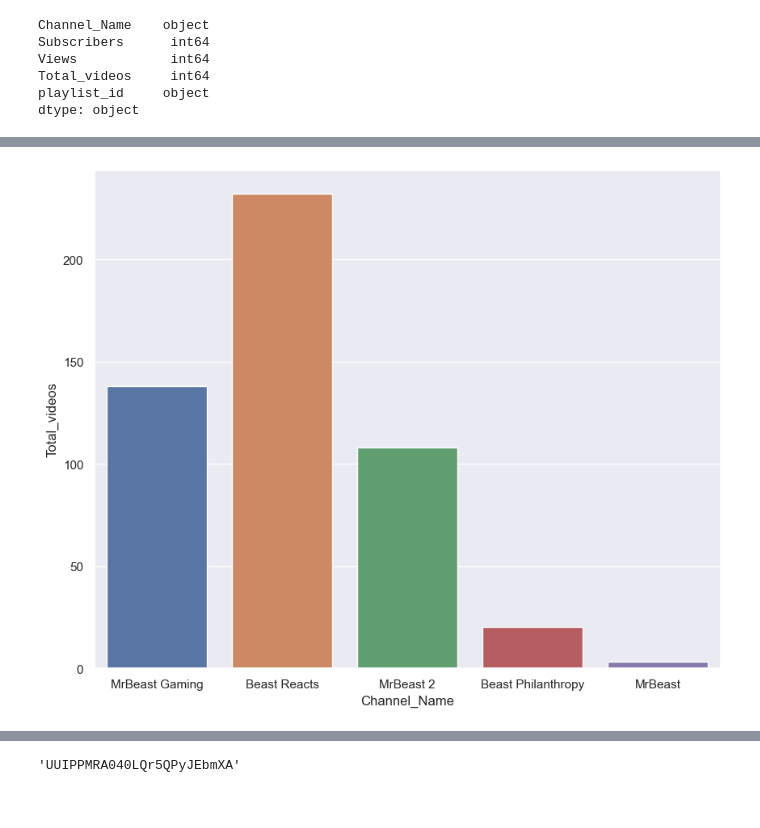
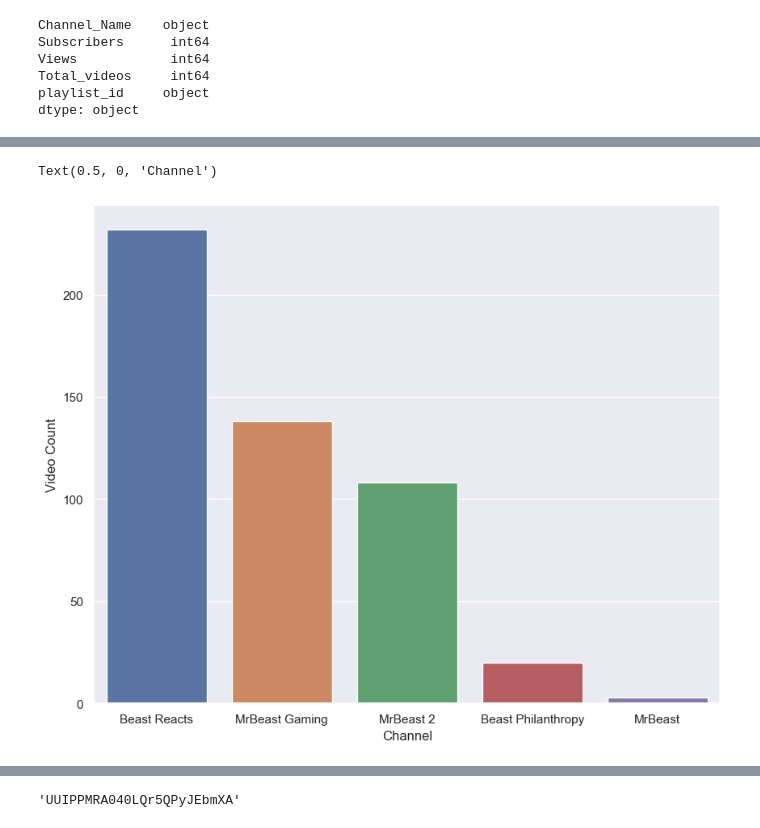
Before and after one commit to TrustyBeard/YouTube-Insights, a Jupyter notebook: YouTube API Queries.ipynb, the cells around one changed output, grey strips where cells are left out. Saved outputs shown, nothing was run; the diff lists cells and outputs as text; code cells hidden in the pictures.

```diff
--- a/YouTube API Queries.ipynb
+++ b/YouTube API Queries.ipynb
@@ -138,7 +140,11 @@ Text(0, 0.5, 'Views in Billions')
-# %%
-ax = sns.barplot(x='Channel_Name', y='Total_videos', data=channel_data)
-# %% [output]
-[figure, removed]
+# %%
+sorted_data = channel_data.sort_values(by='Total_videos', ascending=False)
+ax = sns.barplot(x='Channel_Name', y='Total_videos', data=sorted_data, order=sorted_data['Channel_Name'])
+ax.set_ylabel("Video Count")
+ax.set_xlabel("Channel")
+# %% [output]
+Text(0.5, 0, 'Channel')
+[figure, added]
 # %%
 channel_data
 # %% [output]
```
Also changed, not shown: parts of 24 cells of this notebook.
